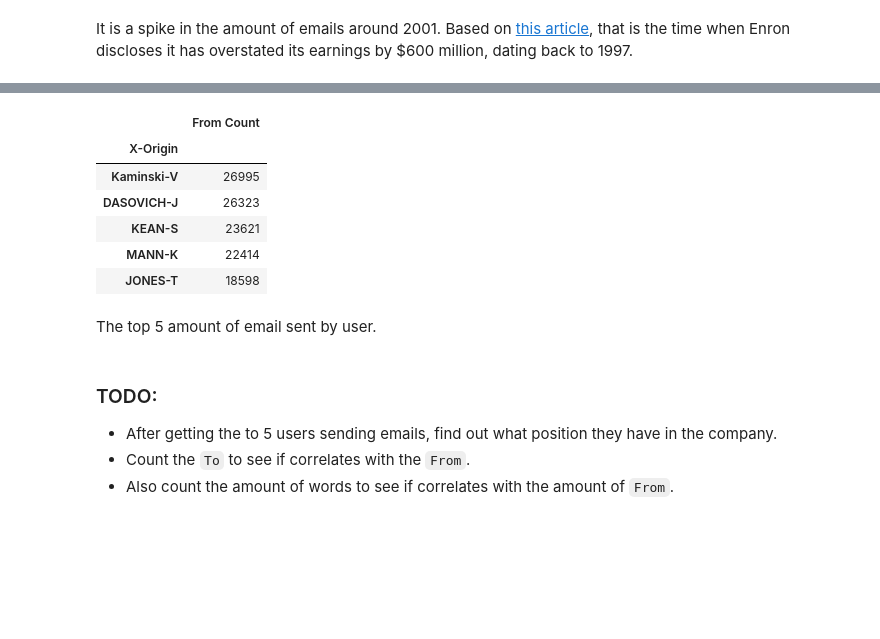
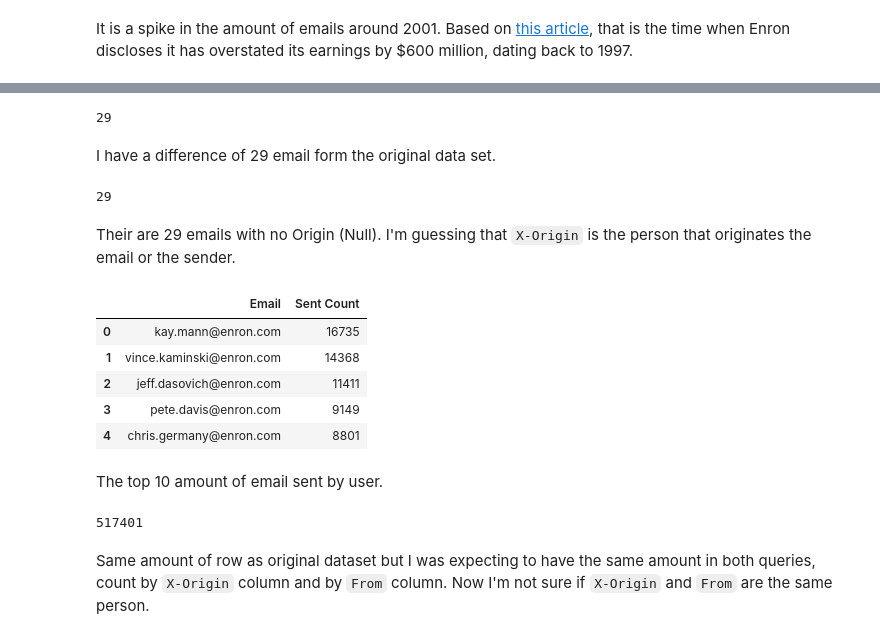
Before and after one commit to ural23/enron, a Jupyter notebook: Enron_Dataset_Analysis.ipynb, the cells around one changed output, grey strips where cells are left out. Cells and saved outputs as stored; diff of their text form; code cells hidden in the pictures; blank space fills up the shorter version.

```diff
--- a/Enron_Dataset_Analysis.ipynb
+++ b/Enron_Dataset_Analysis.ipynb
@@ -49,4 +22,0 @@ For now, I don't see how this data is useful. Probably, if the numbers are some
-# %%
-for key, message in enumerate(data['message'][:10]):
-    print(f'{key} => {message}')
-    print('=========================================\n')
@@ -140,4 +104,5 @@ df = pd.DataFrame()
 for key in emails_key:
     df[key] = [col_value[key] for col_value in emails]
     df['email_body'] = [email_content.get_payload() for email_content in emails]
+    df['user'] = data['file'].map(lambda file_path: file_path.split('/')[0])
 # %%
@@ -189,23 +157,33 @@ It is a spike in the amount of emails around 2001. Based on [this article](http:
+# %%
+df.shape[0] - origin_count['Origin Count'].sum()
+# %% [output]
+29
+# %% [markdown]
+I have a difference of 29 email form the original data set.
+# %%
+df['X-Origin'].isnull().sum().sum()
+# %% [output]
+29
+# %% [markdown]
+Their are 29 emails with no Origin (Null). I'm guessing that `X-Origin` is the person that originates the email or the sender.
 # %%
-from_count = df.groupby('X-Origin').agg({
-    'email_body': 'count'
-})
-
-from_count.rename(columns={'email_body': 'From Count'}, inplace=True)
-from_count.sort_values('From Count', ascending=False, inplace=True)
+from_count = df['From'].value_counts().to_frame()
+from_count.reset_index(inplace=True)
+from_count.rename(columns={'index': 'Email', 'From': 'Sent Count'}, inplace=True)
+from_count.sort_values('Sent Count', ascending=False, inplace=True)
 from_count.head()
 # %% [output]
-|  | From Count |
-| X-Origin |  |
-| Kaminski-V | 26995 |
-| DASOVICH-J | 26323 |
-| KEAN-S | 23621 |
-| MANN-K | 22414 |
-| JONES-T | 18598 |
+|  | Email | Sent Count |
+| 0 | kay.mann@enron.com | 16735 |
+| 1 | vince.kaminski@enron.com | 14368 |
+| 2 | jeff.dasovich@enron.com | 11411 |
+| 3 | pete.davis@enron.com | 9149 |
+| 4 | chris.germany@enron.com | 8801 |
 # %% [markdown]
-The top 5 amount of email sent by user.
+The top 10 amount of email sent by user.
-# %% [markdown]
-### TODO:
-- After getting the to 5 users sending emails, find out what position they have in the company.
-- Count the `To` to see if correlates with the `From`.
-- Also count the amount of words to see if correlates with the amount of `From`.
+# %%
+from_count['Sent Count'].sum()
+# %% [output]
+517401
+# %% [markdown]
+Same amount of row as original dataset but I was expecting to have the same amount in both queries, count by `X-Origin` column and by `From` column. Now I'm not sure if `X-Origin` and `From` are the same person.
```
Also changed, not shown: parts of 20 cells of this notebook.
